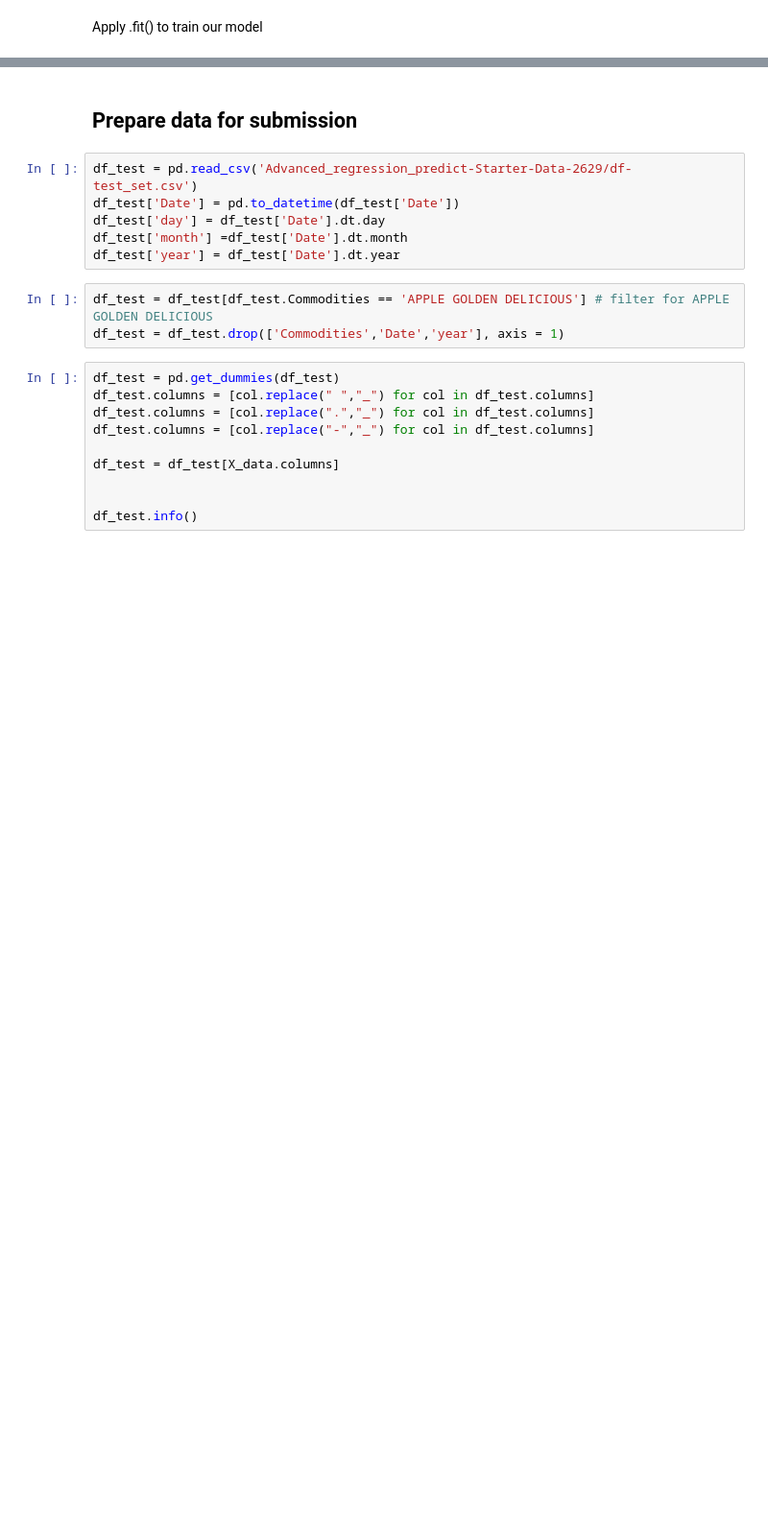
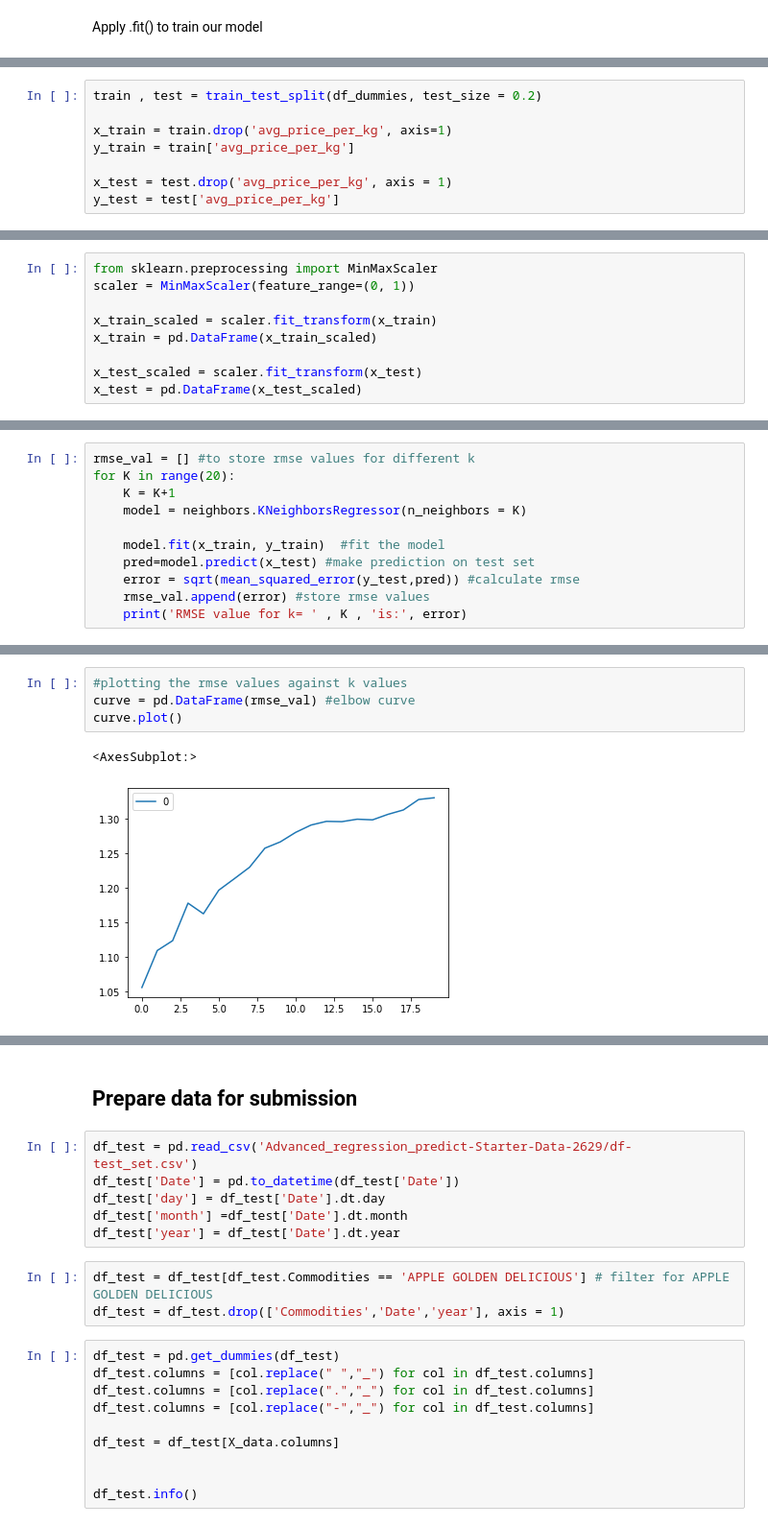
Before and after one commit to Mahlomola-Moses/team_ts_4, a Jupyter notebook: Team ts4.ipynb, the cells around one changed output, grey strips where cells are left out. Shown at 96% size. Saved outputs shown, nothing was run; the diff lists cells and outputs as text; blank space fills up the shorter version.

```diff
--- a/Team ts4.ipynb
+++ b/Team ts4.ipynb
@@ -581,0 +639,8 @@ RMSE: 0.6635973462186966
+# %%
+train , test = train_test_split(df_dummies, test_size = 0.2)
+
+x_train = train.drop('avg_price_per_kg', axis=1)
+y_train = train['avg_price_per_kg']
+
+x_test = test.drop('avg_price_per_kg', axis = 1)
+y_test = test['avg_price_per_kg']
@@ -581,0 +649,9 @@ RMSE: 0.6635973462186966
+# %%
+from sklearn.preprocessing import MinMaxScaler
+scaler = MinMaxScaler(feature_range=(0, 1))
+
+x_train_scaled = scaler.fit_transform(x_train)
+x_train = pd.DataFrame(x_train_scaled)
+
+x_test_scaled = scaler.fit_transform(x_test)
+x_test = pd.DataFrame(x_test_scaled)
@@ -581,0 +660,11 @@ RMSE: 0.6635973462186966
+# %%
+rmse_val = [] #to store rmse values for different k
+for K in range(20):
+    K = K+1
+    model = neighbors.KNeighborsRegressor(n_neighbors = K)
+
+    model.fit(x_train, y_train)  #fit the model
+    pred=model.predict(x_test) #make prediction on test set
+    error = sqrt(mean_squared_error(y_test,pred)) #calculate rmse
+    rmse_val.append(error) #store rmse values
+    print('RMSE value for k= ' , K , 'is:', error)
@@ -581,0 +692,7 @@ RMSE: 0.6635973462186966
+# %%
+#plotting the rmse values against k values
+curve = pd.DataFrame(rmse_val) #elbow curve
+curve.plot()
+# %% [output]
+<AxesSubplot:>
+[figure, added]
```
Also changed, not shown: parts of 22 cells of this notebook, 1 other file.
